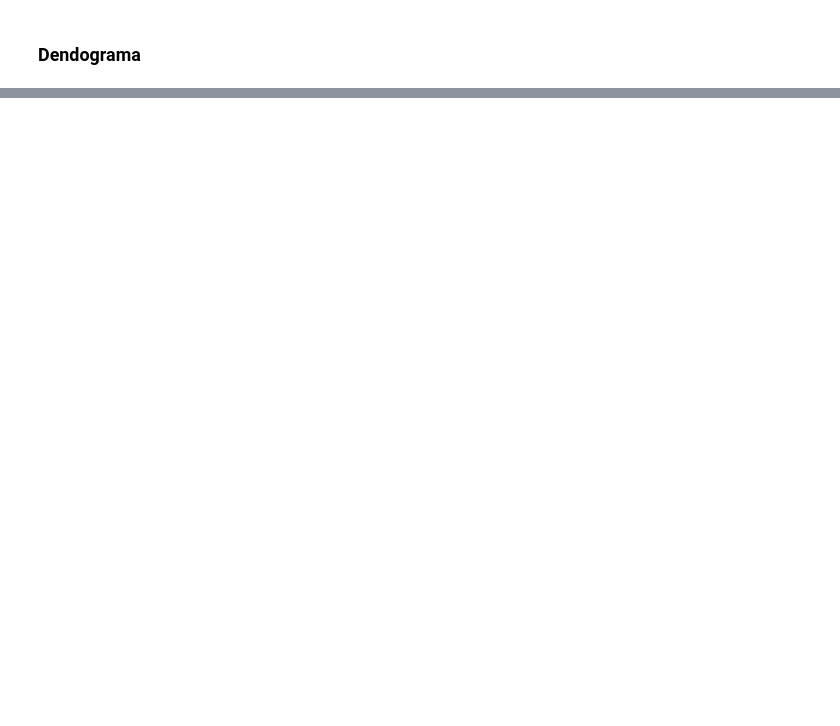
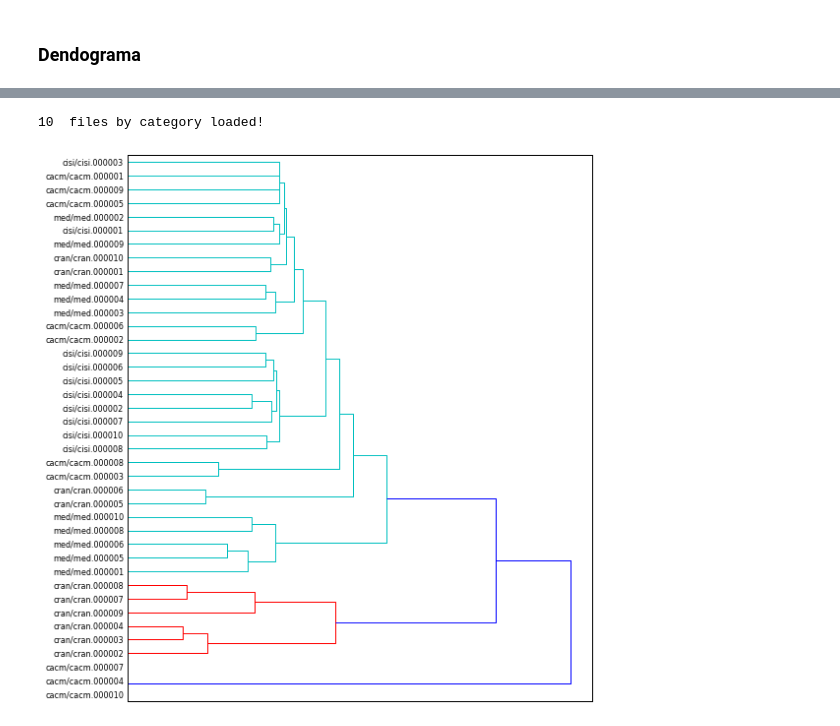
Before and after one commit to lmiguelmh/text-clustering, a Jupyter notebook: classic4orig-clustering.ipynb, the cells around one changed output, grey strips where cells are left out. Drawn from its saved outputs; the diff is of its cells as text; code cells hidden in the pictures; blank space fills up the shorter version.

```diff
--- a/classic4orig-clustering.ipynb
+++ b/classic4orig-clustering.ipynb
@@ -185,0 +280,37 @@ plt.tight_layout()  #show plot with tight layout
+# %%
+from matplotlib import pyplot as plt
+from sklearn.metrics.pairwise import cosine_similarity
+from scipy.cluster.hierarchy import ward, dendrogram
+from sklearn.feature_extraction.text import TfidfVectorizer
+
+% matplotlib inline
+
+n = 10
+labels = [cat for cat in corpus_reader.categories() for fileid in corpus_reader.fileids(cat)[0:n]]
+fileids = [fileid for cat in corpus_reader.categories() for fileid in corpus_reader.fileids(cat)[0:n]]
+files = [corpus_reader.raw(fileid) for cat in corpus_reader.categories() for fileid in corpus_reader.fileids(cat)[0:n]]
+print(n, " files by category loaded!")
+
+vectorizer = TfidfVectorizer(stop_words='english')
+X = vectorizer.fit_transform(files)
+dist = 1 - cosine_similarity(X)
+linkage_matrix = ward(dist)  #define the linkage_matrix using ward clustering pre-computed distances
+
+fig, ax = plt.subplots(figsize=(8, 8))
+ax = dendrogram(linkage_matrix, orientation="right", labels=fileids)
+# ax = dendrogram(linkage_matrix, orientation="right");
+
+plt.tick_params(
+    axis='x',  # changes apply to the x-axis
+    which='both',  # both major and minor ticks are affected
+    bottom='off',  # ticks along the bottom edge are off
+    top='off',  # ticks along the top edge are off
+    labelbottom='off')
+
+plt.tight_layout()  #show plot with tight layout
+
+#uncomment below to save figure
+# plt.savefig('ward_clusters.png', dpi=200) #save figure as ward_clusters
+# %% [output]
+10  files by category loaded!
+[figure, added]
```
Also changed, not shown: parts of 8 cells of this notebook, 2 other files.
